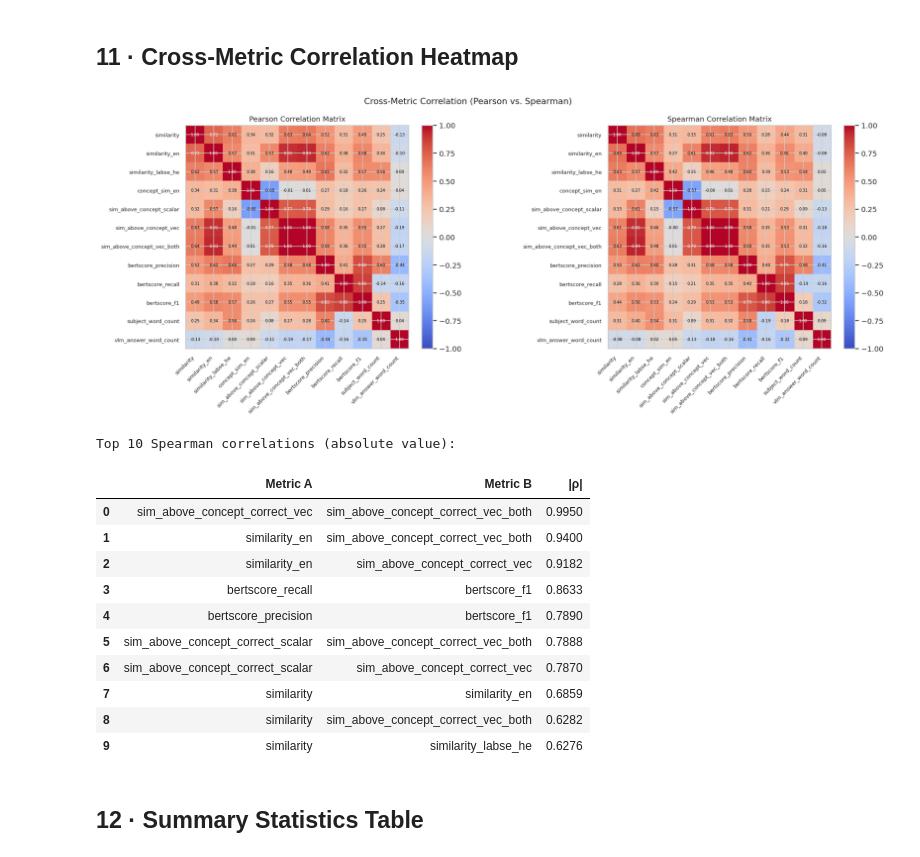
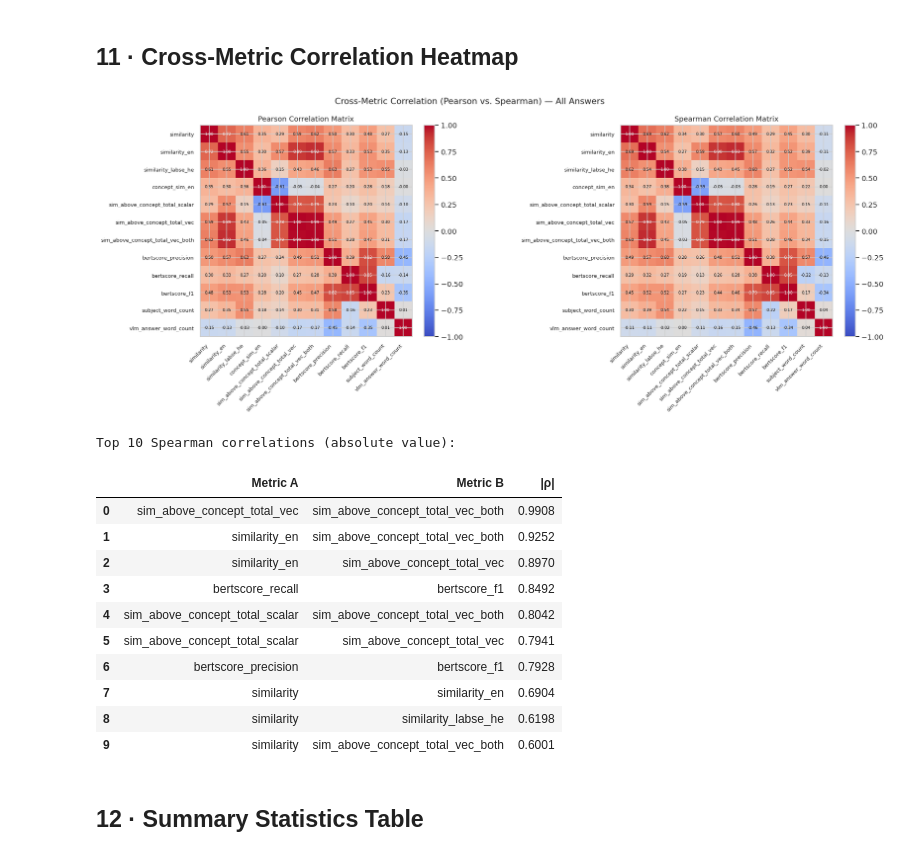
Before and after one commit to ArielKravinsky/systems-thinking-vlm, a Jupyter notebook: analysis_qwen_results.ipynb, the cells around one changed output. Cells and saved outputs as stored; diff of their text form; code cells hidden in the pictures.

```diff
--- a/analysis_qwen_results.ipynb
+++ b/analysis_qwen_results.ipynb
@@ -28,6 +37,7 @@ This notebook provides an extensive analysis of the pipeline output:
 ## 1 · Import Libraries and Load Data
 # %%
 import json
+import glob
 import warnings
 import numpy as np
 import pandas as pd
@@ -40,18 +50,23 @@ warnings.filterwarnings("ignore")
 sns.set_theme(style="whitegrid", palette="muted")
 plt.rcParams.update({"figure.dpi": 120, "figure.figsize": (12, 5)})
 
-RESULTS_FILE = "results/vlm_results_qwen_20260227_152809.json"
+# Auto-detect latest results file
+result_files = sorted(glob.glob("results/vlm_results_qwen_*.json"))
+RESULTS_FILE = result_files[-1] if result_files else "results/vlm_results_qwen_20260227_152809.json"
+print(f"Using results file: {RESULTS_FILE}")
 
 with open(RESULTS_FILE) as f:
     raw = json.load(f)["results"]
 
-# Keep only fully-populated records (skip entries that only have a timestamp)
+# Keep records that have the core metrics (use _total_ since _correct_ is null for answer_num 3/4)
 REQUIRED = ["stem", "similarity", "similarity_en", "bertscore_f1", "concept_sim_en",
-            "sim_above_concept_correct_scalar", "sim_above_concept_correct_vec", "sim_above_concept_correct_vec_both", "subject_word_count"]
-full_records = [r for r in raw if all(k in r and r[k] != "" for k in REQUIRED)]
+            "sim_above_concept_total_scalar", "sim_above_concept_total_vec", "sim_above_concept_total_vec_both",
+            "subject_word_count"]
+full_records = [r for r in raw if all(k in r and r[k] != "" and r[k] is not None for k in REQUIRED)]
 
 df_raw = pd.DataFrame(full_records)
 print(f"Total records in file : {len(raw)}")
 print(f"Fully populated records: {len(df_raw)}")
+print(f"Answer groups present : {sorted(df_raw['answer_num'].astype(str).unique())}")
 df_raw.head(2)
 # %% [output]
@@ -68,14 +85,22 @@ NUMERIC = [
     "similarity", "similarity_percent",
     "similarity_en", "similarity_en_percent",
     "similarity_labse_he", "similarity_labse_he_percent",
-    "concept_sim_en", "sim_above_concept_correct_scalar", "sim_above_concept_correct_vec", "sim_above_concept_correct_vec_both",
+    "concept_sim_en",
+    "sim_above_concept_correct_scalar", "sim_above_concept_correct_vec", "sim_above_concept_correct_vec_both",
+    "sim_above_concept_total_scalar", "sim_above_concept_total_vec", "sim_above_concept_total_vec_both",
     "bertscore_precision", "bertscore_recall", "bertscore_f1",
     "subject_word_count",
 ]
 
 df = df_raw.copy()
-df[NUMERIC] = df[NUMERIC].apply(pd.to_numeric, errors="coerce")
-df.dropna(subset=NUMERIC, inplace=True)
+# _correct_ columns are null for answer_num 3/4 — coerce but don't drop on them
+for col in NUMERIC:
+    if col in df.columns:
+        df[col] = pd.to_numeric(df[col], errors="coerce")
+
+# Drop only on _total_ metrics (always populated) + core similarity
+core_required = [c for c in NUMERIC if "correct" not in c and c in df.columns]
+df.dropna(subset=core_required, inplace=True)
 
 # Parse timestamps
 df["timestamp"] = pd.to_datetime(df["timestamp"])
@@ -87,12 +112,17 @@ df["vlm_answer_word_count"] = df["vlm_answer_en"].str.split().str.len()
 df["response_latency_s"] = df["timestamp"].diff().dt.total_seconds()
 df["question_num"] = df["question_num"].astype(str)
 df["answer_num"]   = df["answer_num"].astype(str)
+df["is_correct_image"] = df["answer_num"].isin(["1", "2"])
 
 # Short concept label for plots
 concept_map = {c: f"Q{q}" for q, c in df.groupby("question_num")["concept_text"].first().items()}
 df["question_label"] = df["question_num"].map(lambda q: f"Q{q}: " + df.loc[df.question_num==q,"concept_text"].iloc[0][:30])
 
+n_correct = df["is_correct_image"].sum()
+n_incorrect = (~df["is_correct_image"]).sum()
 print(f"Clean DataFrame: {df.shape[0]} rows × {df.shape[1]} columns")
-print("\nNumeric summary:")
-df[NUMERIC].describe().round(3)
+print(f"  Correct images (ans 1-2): {n_correct}  |  Incorrect images (ans 3-4): {n_incorrect}")
+print("\nNumeric summary (total metrics):")
+total_cols = [c for c in NUMERIC if "correct" not in c and c in df.columns]
+df[total_cols].describe().round(3)
 # %% [output]
@@ -608,7 +674,8 @@ SAC high-grounding (vec_both >= mean 0.3885): 50.8%
 # %%
 numeric_cols = [
     "similarity", "similarity_en", "similarity_labse_he",
-    "concept_sim_en", "sim_above_concept_correct_scalar", "sim_above_concept_correct_vec", "sim_above_concept_correct_vec_both",
+    "concept_sim_en",
+    "sim_above_concept_total_scalar", "sim_above_concept_total_vec", "sim_above_concept_total_vec_both",
     "bertscore_precision", "bertscore_recall", "bertscore_f1",
     "subject_word_count", "vlm_answer_word_count",
 ]
@@ -621,47 +688,47 @@ corr_s = df[numeric_cols].corr(method="spearman")
 fig, axes = plt.subplots(1, 2, figsize=(18, 7))
 for ax, corr, title in zip(axes, [corr_p, corr_s], ["Pearson", "Spearman"]):
     im = ax.imshow(corr.values, cmap="coolwarm", vmin=-1, vmax=1)
     ax.set_xticks(range(len(numeric_cols)))
     ax.set_yticks(range(len(numeric_cols)))
     ax.set_xticklabels(numeric_cols, rotation=45, ha="right", fontsize=8)
     ax.set_yticklabels(numeric_cols, fontsize=8)
     ax.set_title(f"{title} Correlation Matrix", fontsize=11)
     for i in range(len(numeric_cols)):
         for j in range(len(numeric_cols)):
             val = corr.values[i, j]
             ax.text(j, i, f"{val:.2f}", ha="center", va="center",
                     fontsize=6, color="black" if abs(val) < 0.7 else "white")
     plt.colorbar(im, ax=ax, fraction=0.046, pad=0.04)
 
-plt.suptitle("Cross-Metric Correlation (Pearson vs. Spearman)", fontsize=13)
+plt.suptitle("Cross-Metric Correlation (Pearson vs. Spearman) — All Answers", fontsize=13)
 plt.tight_layout()
 plt.show()
 
 # Print strongest off-diagonal Spearman correlations
 upper = corr_s.where(np.triu(np.ones(corr_s.shape), k=1).astype(bool))
 strongest = (upper.stack()
               .abs()
               .sort_values(ascending=False)
               .head(10)
               .reset_index())
 strongest.columns = ["Metric A", "Metric B", "|ρ|"]
 strongest["|ρ|"] = strongest["|ρ|"].round(4)
 print("Top 10 Spearman correlations (absolute value):")
 display(strongest)
 # %% [output]
-[figure, old version]
+[figure, new version]
 Top 10 Spearman correlations (absolute value):
 |  | Metric A | Metric B | |ρ| |
-| 0 | sim_above_concept_correct_vec | sim_above_concept_correct_vec_both | 0.9950 |
-| 1 | similarity_en | sim_above_concept_correct_vec_both | 0.9400 |
-| 2 | similarity_en | sim_above_concept_correct_vec | 0.9182 |
-| 3 | bertscore_recall | bertscore_f1 | 0.8633 |
-| 4 | bertscore_precision | bertscore_f1 | 0.7890 |
-| 5 | sim_above_concept_correct_scalar | sim_above_concept_correct_vec_both | 0.7888 |
-| 6 | sim_above_concept_correct_scalar | sim_above_concept_correct_vec | 0.7870 |
-| 7 | similarity | similarity_en | 0.6859 |
-| 8 | similarity | sim_above_concept_correct_vec_both | 0.6282 |
-| 9 | similarity | similarity_labse_he | 0.6276 |
+| 0 | sim_above_concept_total_vec | sim_above_concept_total_vec_both | 0.9908 |
+| 1 | similarity_en | sim_above_concept_total_vec_both | 0.9252 |
+| 2 | similarity_en | sim_above_concept_total_vec | 0.8970 |
+| 3 | bertscore_recall | bertscore_f1 | 0.8492 |
+| 4 | sim_above_concept_total_scalar | sim_above_concept_total_vec_both | 0.8042 |
+| 5 | sim_above_concept_total_scalar | sim_above_concept_total_vec | 0.7941 |
+| 6 | bertscore_precision | bertscore_f1 | 0.7928 |
+| 7 | similarity | similarity_en | 0.6904 |
+| 8 | similarity | similarity_labse_he | 0.6198 |
+| 9 | similarity | sim_above_concept_total_vec_both | 0.6001 |
 # %% [markdown]
 ## 12 · Summary Statistics Table
 # %%
```
Also changed, not shown: parts of 21 cells of this notebook, 3 other files.
